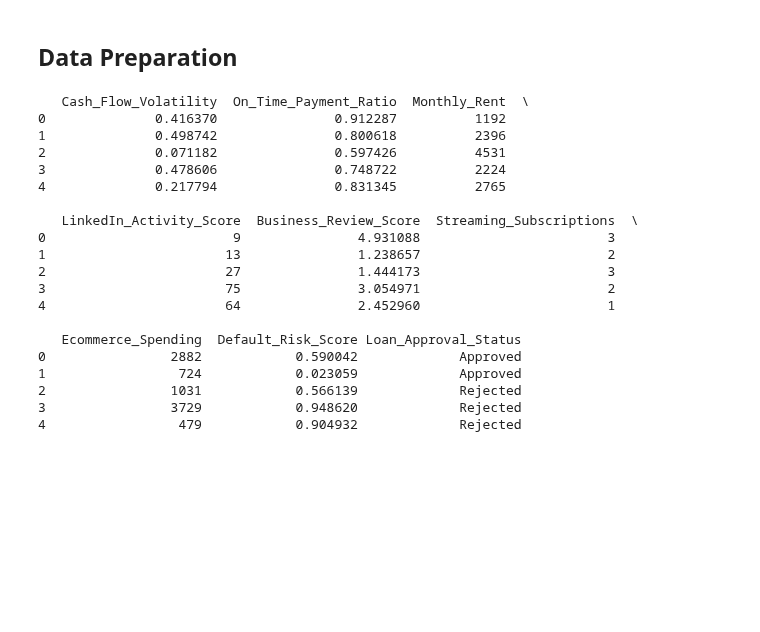
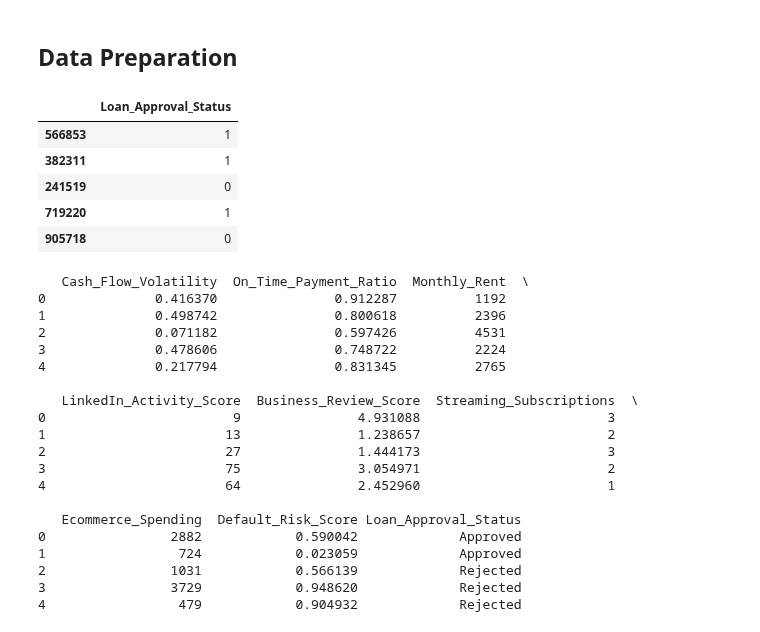
Before and after one commit to llouis01/Code-Gym, a Jupyter notebook: finance/risk_analysis.ipynb, the cells around one changed output. Drawn from its saved outputs; the diff is of its cells as text; code cells hidden in the pictures; blank space fills up the shorter version.

```diff
--- a/finance/risk_analysis.ipynb
+++ b/finance/risk_analysis.ipynb
@@ -12,3 +73,17 @@ from sklearn.metrics import accuracy_score, classification_report
+# %%
+data = "~\\Desktop\\data\\finance\\synthetic_credit_risk_data_historical.csv"
+processor = SimpleDataProcessing(data)
+# %%
+x_train, x_test, x_val, y_train, y_test, y_val = processor.process_data()
+# %%
+model = processor.make_and_train_tree(x_train, y_train)
+# %% [output]
+|  | Loan_Approval_Status |
+| 566853 | 1 |
+| 382311 | 1 |
+| 241519 | 0 |
+| 719220 | 1 |
+| 905718 | 0 |
 # %%
 # custom funcs
 def transform_cat_cols(df):
```
Also changed, not shown: parts of 3 cells of this notebook.
